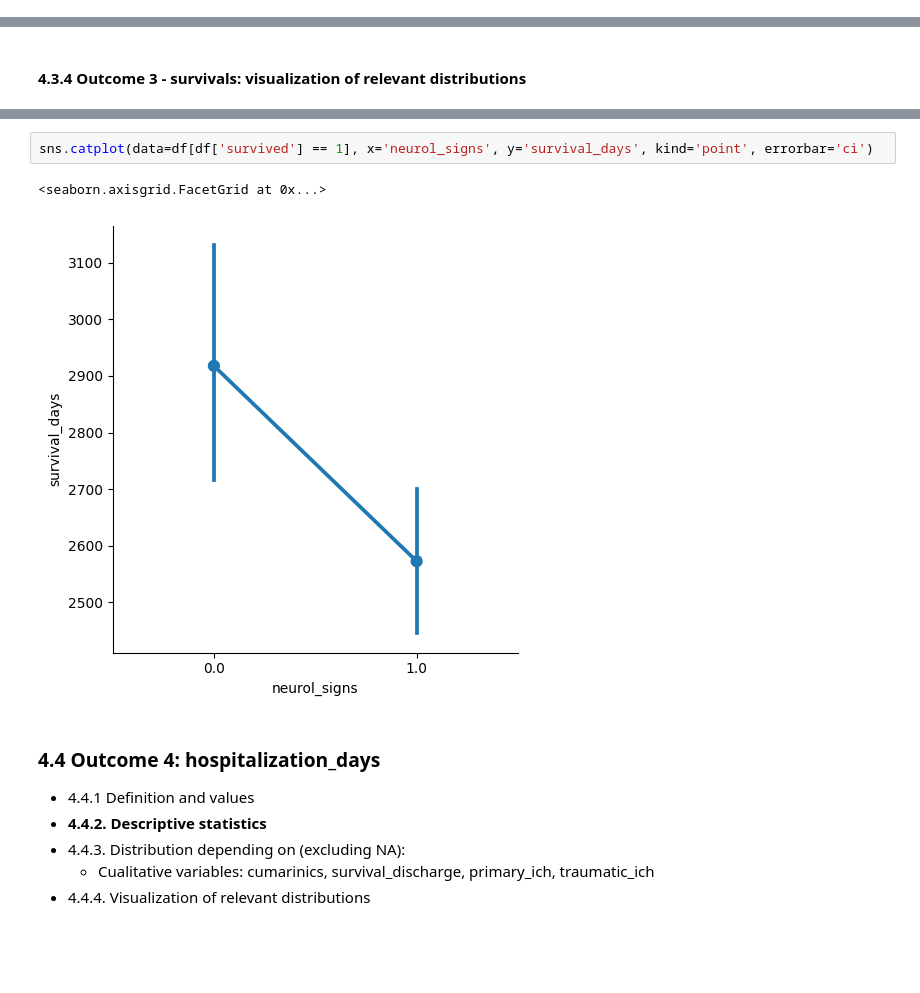
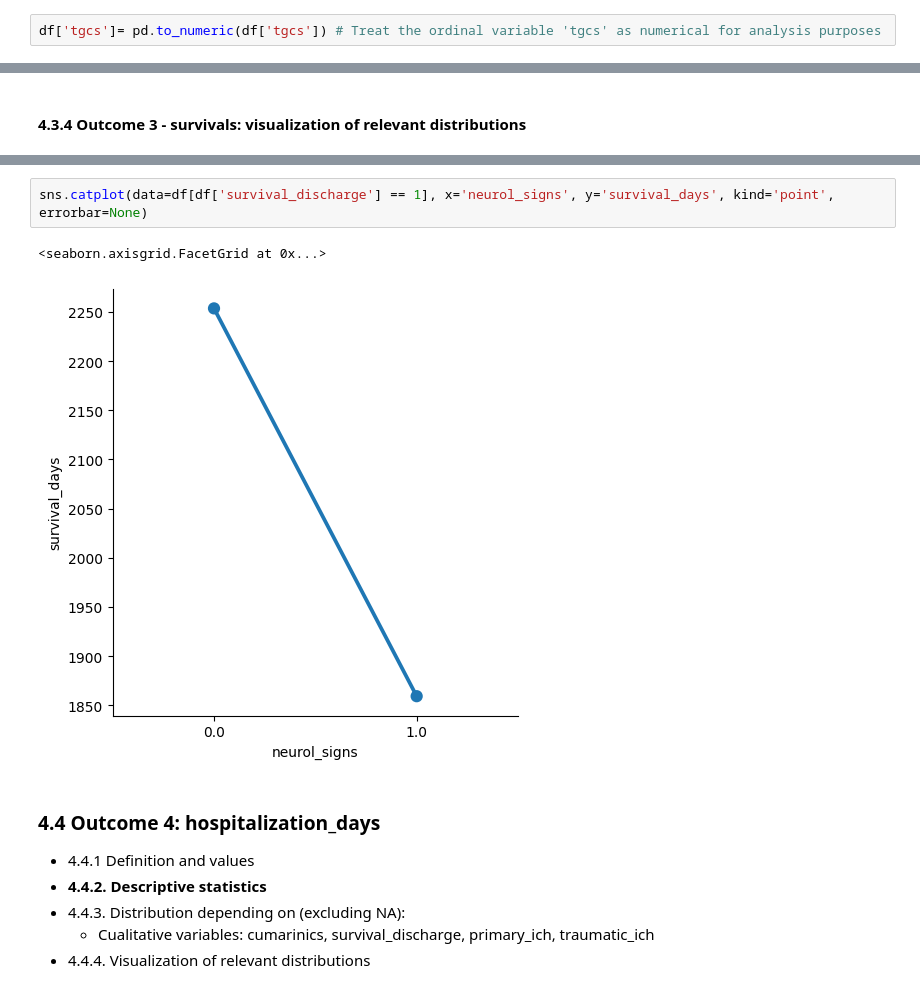
Before and after one commit to Pablomfm/Intracranial_Hemorrhages, a Jupyter notebook: 4.1 EDA & Descriptive Statistics of Outcomes.ipynb, the cells around one changed output, grey strips where cells are left out. Drawn from its saved outputs; the diff is of its cells as text; blank space fills up the shorter version.

```diff
--- a/4.1 EDA & Descriptive Statistics of Outcomes.ipynb
+++ b/4.1 EDA & Descriptive Statistics of Outcomes.ipynb
@@ -301,6 +301,8 @@ freqtab (df, 'final_outcome', 2)
 | TOTAL | 300 | 99.99 |
 # %% [markdown]
 #### 4.2.3 Outcome 2 - final_outcome: distribution depending on other variables (excluding NA)
+# %%
+df['tgcs']= pd.to_numeric(df['tgcs']) # Treat the ordinal variable 'tgcs' as numerical for analysis purposes
 # %%
 round(df[['final_outcome', 'age', 'sbp', 'dbp', 'bpm', 'tgcs', 'prothrombin_activity', 'maxfibrinogen']].groupby('final_outcome').agg('mean'),2)
 # %% [output]
@@ -549,8 +550,8 @@ sns.catplot(data=df, x='cumarinics', y='survival_days', hue='sex', kind='point',
 # %%
-sns.catplot(data=df[df['survived'] == 1], x='neurol_signs', y='survival_days', kind='point', errorbar='ci')
+sns.catplot(data=df[df['survival_discharge'] == 1], x='neurol_signs', y='survival_days', kind='point', errorbar=None)
 # %% [output]
 <seaborn.axisgrid.FacetGrid at 0x...>
-[figure, old version]
+[figure, new version]
 # %% [markdown]
 ### 4.4 Outcome 4: hospitalization_days
 
```
Also changed, not shown: parts of 10 cells of this notebook, 12 other files.
